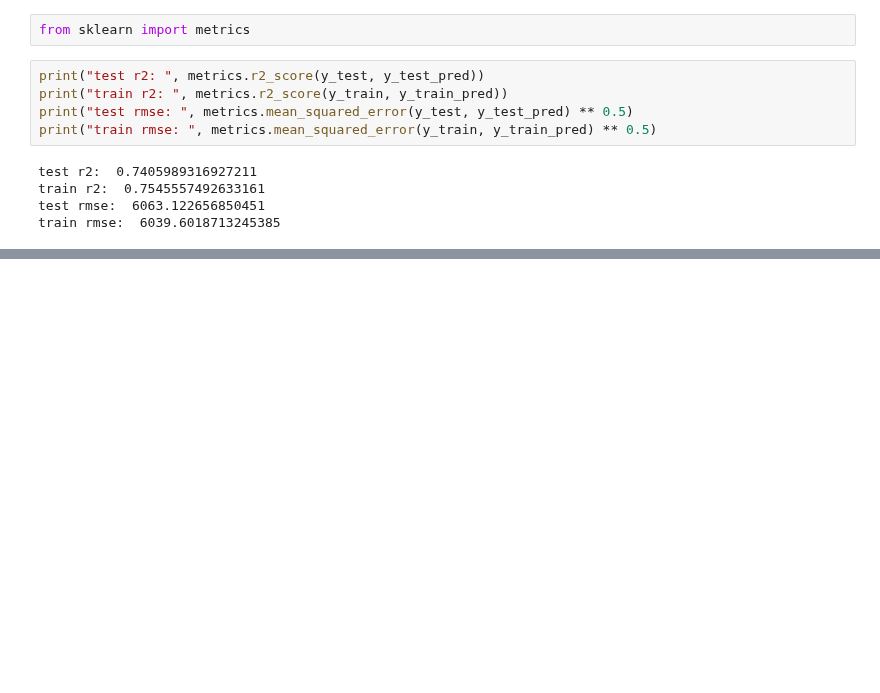
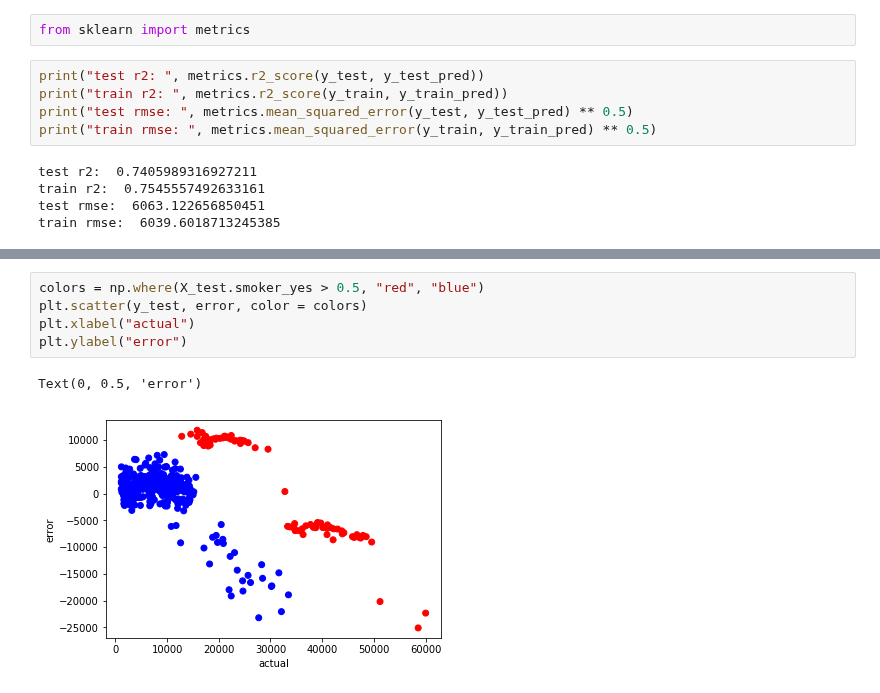
Before and after one commit to abulbasar/machine-learning, a Jupyter notebook: demos/Day 2 - regression.ipynb, the cells around one changed output, grey strips where cells are left out. Cells and saved outputs as stored; diff of their text form; blank space fills up the shorter version.

```diff
--- a/demos/Day 2 - regression.ipynb
+++ b/demos/Day 2 - regression.ipynb
@@ -128,0 +156,8 @@ train rmse:  6039.6018713245385
+# %%
+colors = np.where(X_test.smoker_yes > 0.5, "red", "blue")
+plt.scatter(y_test, error, color = colors)
+plt.xlabel("actual")
+plt.ylabel("error")
+# %% [output]
+Text(0, 0.5, 'error')
+[figure, added]
```
Also changed, not shown: parts of 13 cells of this notebook, 2 other files.
